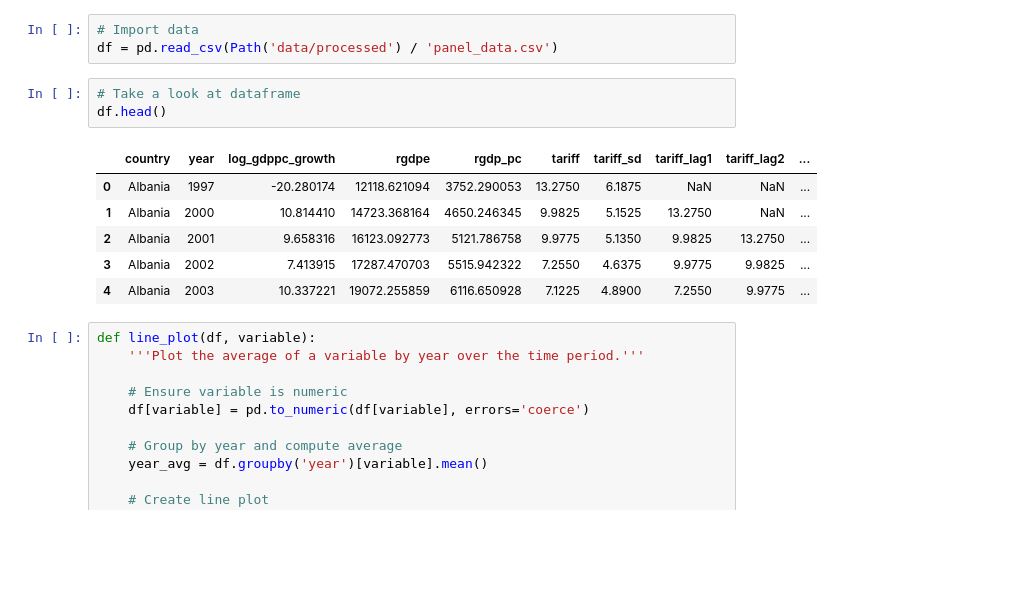
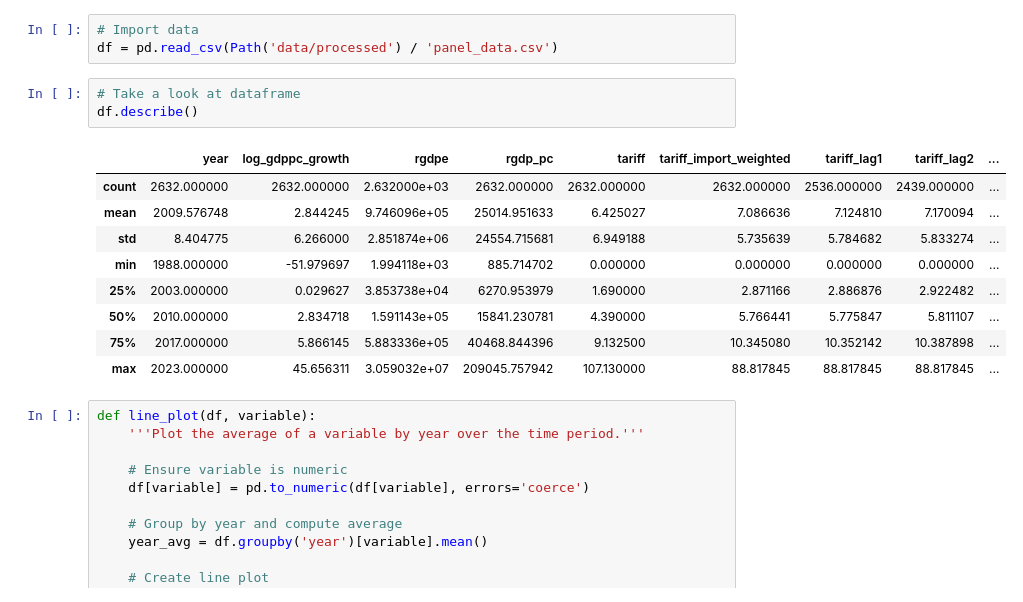
Before and after one commit to RadostTrak/trade-growth-panel-analysis, a Jupyter notebook: 02_data_exploration.ipynb, the cells around one changed output. Saved outputs shown, nothing was run; the diff lists cells and outputs as text; blank space fills up the shorter version.

```diff
--- a/02_data_exploration.ipynb
+++ b/02_data_exploration.ipynb
@@ -10,14 +10,17 @@ import seaborn as sns
 df = pd.read_csv(Path('data/processed') / 'panel_data.csv')
 # %%
 # Take a look at dataframe
-df.head()
+df.describe()
 # %% [output]
-|  | country | year | log_gdppc_growth | rgdpe | rgdp_pc | tariff | tariff_sd | tariff_lag1 | tariff_lag2 | ... |
-| 0 | Albania | 1997 | -20.280174 | 12118.621094 | 3752.290053 | 13.2750 | 6.1875 | NaN | NaN | ... |
-| 1 | Albania | 2000 | 10.814410 | 14723.368164 | 4650.246345 | 9.9825 | 5.1525 | 13.2750 | NaN | ... |
-| 2 | Albania | 2001 | 9.658316 | 16123.092773 | 5121.786758 | 9.9775 | 5.1350 | 9.9825 | 13.2750 | ... |
-| 3 | Albania | 2002 | 7.413915 | 17287.470703 | 5515.942322 | 7.2550 | 4.6375 | 9.9775 | 9.9825 | ... |
-| 4 | Albania | 2003 | 10.337221 | 19072.255859 | 6116.650928 | 7.1225 | 4.8900 | 7.2550 | 9.9775 | ... |
+|  | year | log_gdppc_growth | rgdpe | rgdp_pc | tariff | tariff_import_weighted | tariff_lag1 | tariff_lag2 | ... |
+| count | 2632.000000 | 2632.000000 | 2.632000e+03 | 2632.000000 | 2632.000000 | 2632.000000 | 2536.000000 | 2439.000000 | ... |
+| mean | 2009.576748 | 2.844245 | 9.746096e+05 | 25014.951633 | 6.425027 | 7.086636 | 7.124810 | 7.170094 | ... |
+| std | 8.404775 | 6.266000 | 2.851874e+06 | 24554.715681 | 6.949188 | 5.735639 | 5.784682 | 5.833274 | ... |
+| min | 1988.000000 | -51.979697 | 1.994118e+03 | 885.714702 | 0.000000 | 0.000000 | 0.000000 | 0.000000 | ... |
+| 25% | 2003.000000 | 0.029627 | 3.853738e+04 | 6270.953979 | 1.690000 | 2.871166 | 2.886876 | 2.922482 | ... |
+| 50% | 2010.000000 | 2.834718 | 1.591143e+05 | 15841.230781 | 4.390000 | 5.766441 | 5.775847 | 5.811107 | ... |
+| 75% | 2017.000000 | 5.866145 | 5.883336e+05 | 40468.844396 | 9.132500 | 10.345080 | 10.352142 | 10.387898 | ... |
+| max | 2023.000000 | 45.656311 | 3.059032e+07 | 209045.757942 | 107.130000 | 88.817845 | 88.817845 | 88.817845 | ... |
 # %%
 def line_plot(df, variable):
     '''Plot the average of a variable by year over the time period.'''
```
Also changed, not shown: parts of 6 cells of this notebook.
